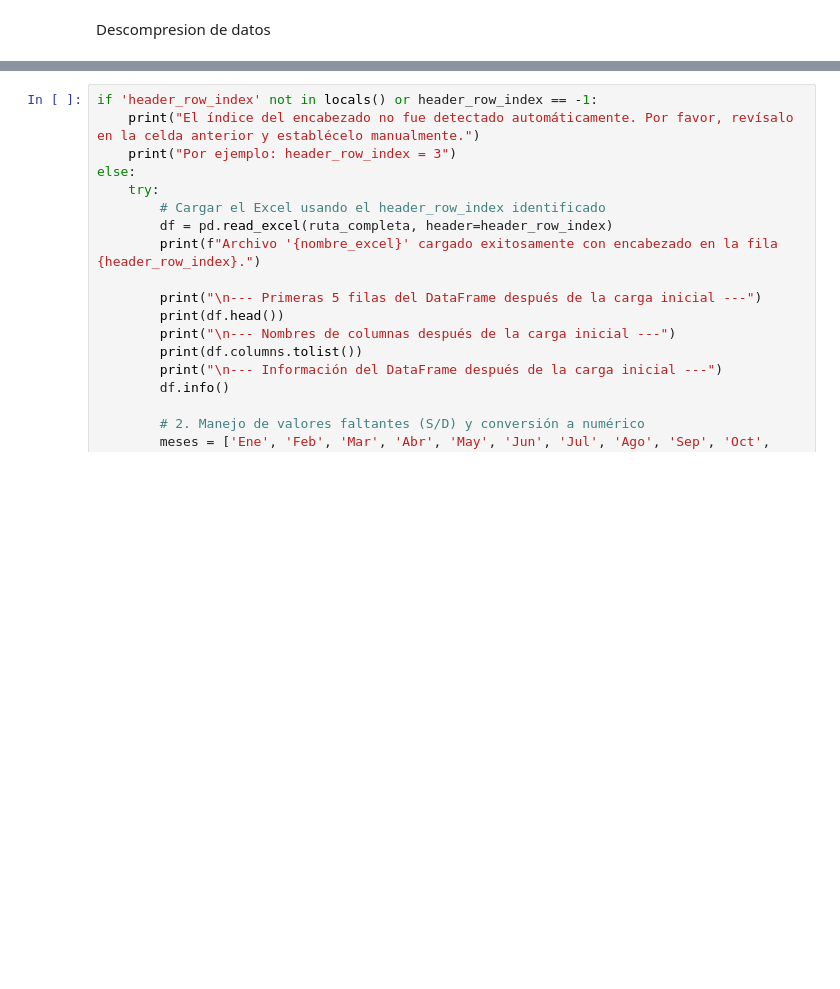
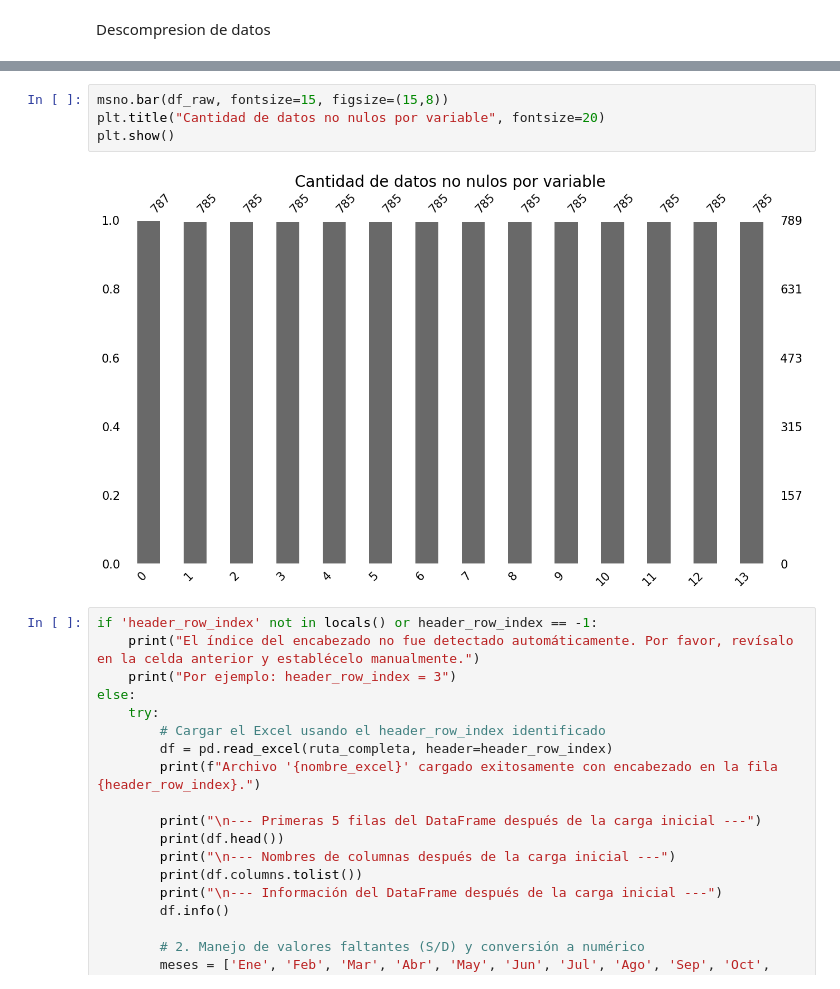
Before and after one commit to RodrigoGoni/EDA_meteorologica, a Jupyter notebook: eda.ipynb, the cells around one changed output, grey strips where cells are left out. Saved outputs shown, nothing was run; the diff lists cells and outputs as text; blank space fills up the shorter version.

Commit message:
nulos

```diff
--- a/eda.ipynb
+++ b/eda.ipynb
@@ -112,3 +134,9 @@ Las columnas en esa fila son: ['Estación', 'Valor Medio de', 'Ene', 'Feb', 'Mar
+# %%
+msno.bar(df_raw, fontsize=15, figsize=(15,8))
+plt.title("Cantidad de datos no nulos por variable", fontsize=20)
+plt.show()
+# %% [output]
+[figure, added]
 # %%
 if 'header_row_index' not in locals() or header_row_index == -1:
     print("El índice del encabezado no fue detectado automáticamente. Por favor, revísalo en la celda anterior y establécelo manualmente.")
```
Also changed, not shown: parts of 19 cells of this notebook, 1 other file.
